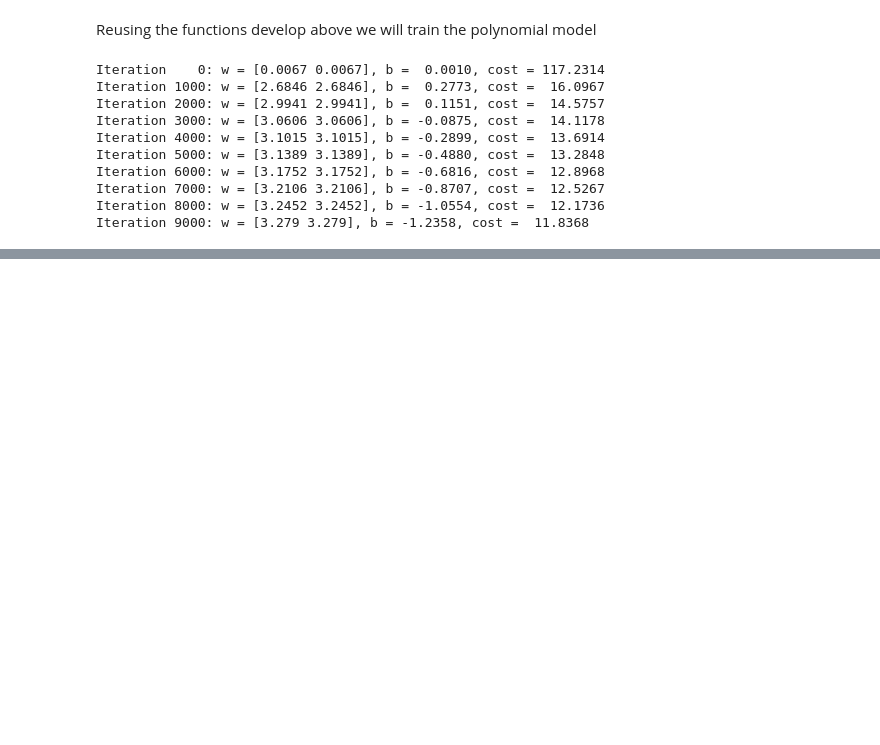
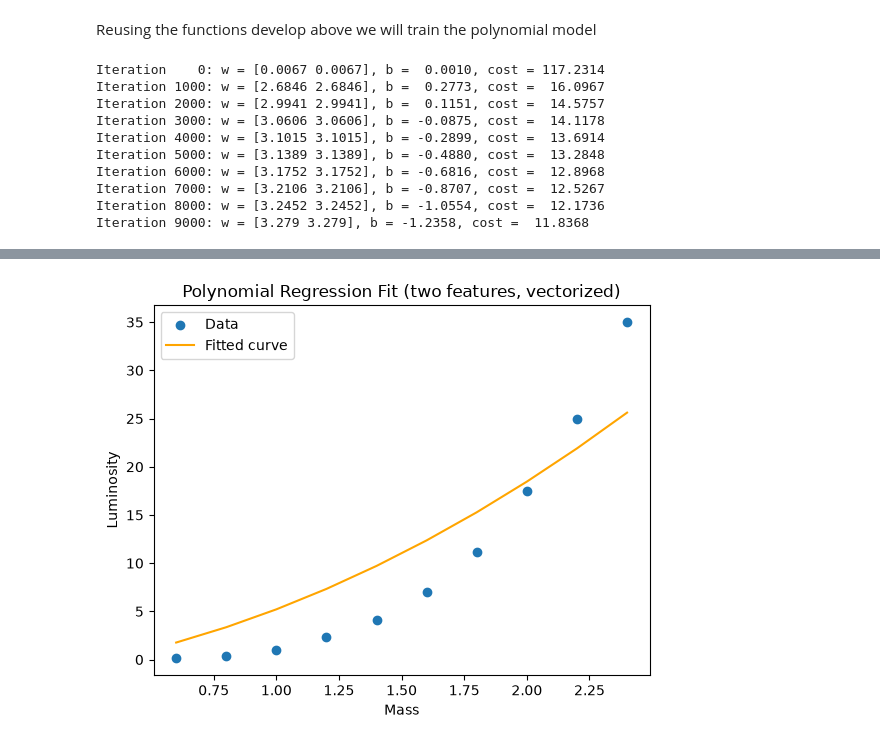
Before and after one commit to Valentina-33/Stellar-Luminosity, a Jupyter notebook: stellar_luminosity_hands_on.ipynb, the cells around one changed output, grey strips where cells are left out. Saved outputs shown, nothing was run; the diff lists cells and outputs as text; code cells hidden in the pictures; blank space fills up the shorter version.

```diff
--- a/stellar_luminosity_hands_on.ipynb
+++ b/stellar_luminosity_hands_on.ipynb
@@ -297,0 +321,14 @@ Iteration 9000: w = [3.279 3.279], b = -1.2358, cost =  11.8368
+# %%
+plt.figure()
+plt.scatter(mass, luminosity, label="Data")
+
+y_pred = predict(X_polynomial, w_learned_poly, b_learned_poly)
+
+plt.plot(mass, y_pred, color="orange", label="Fitted curve")
+plt.xlabel("Mass")
+plt.ylabel("Luminosity")
+plt.title("Polynomial Regression Fit (two features, vectorized)")
+plt.legend()
+plt.show()
+# %% [output]
+[figure, added]
```
Also changed, not shown: parts of 2 cells of this notebook.
